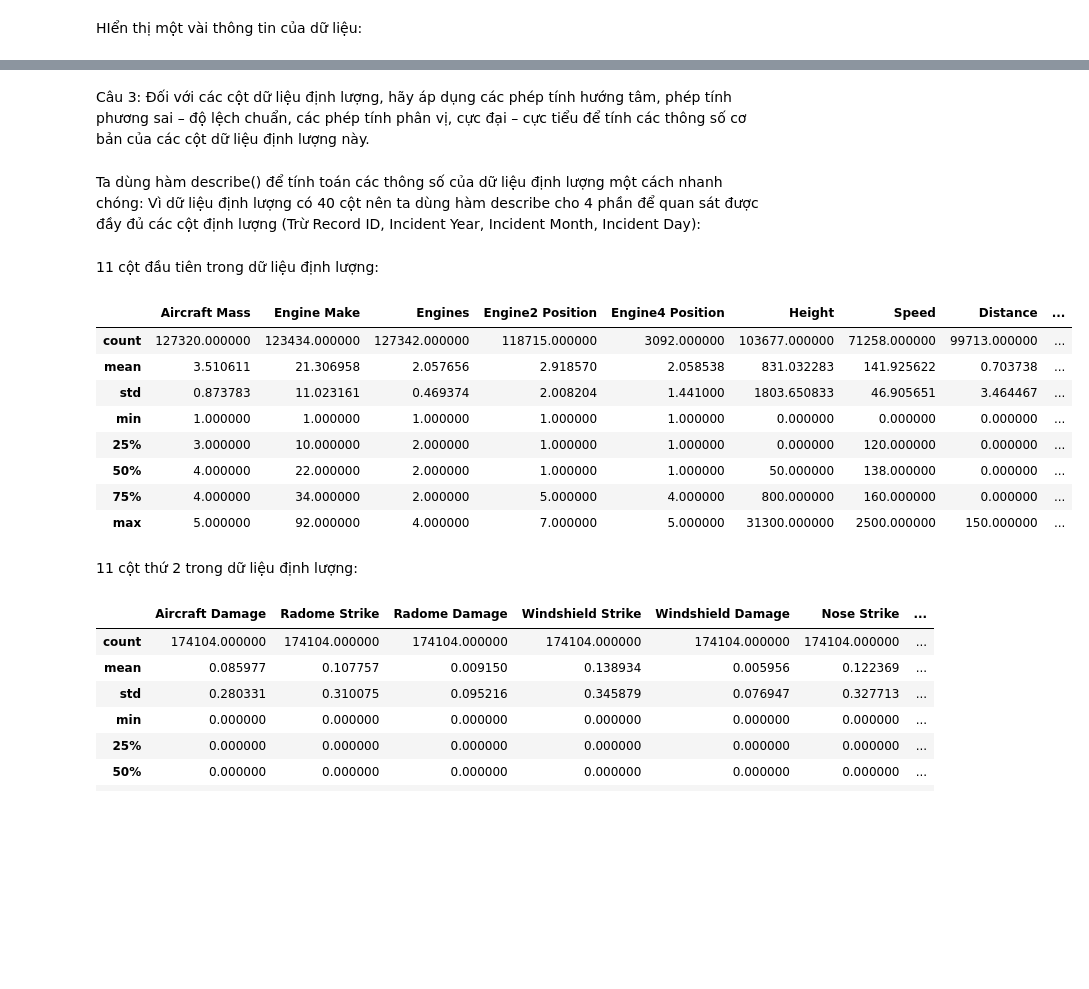
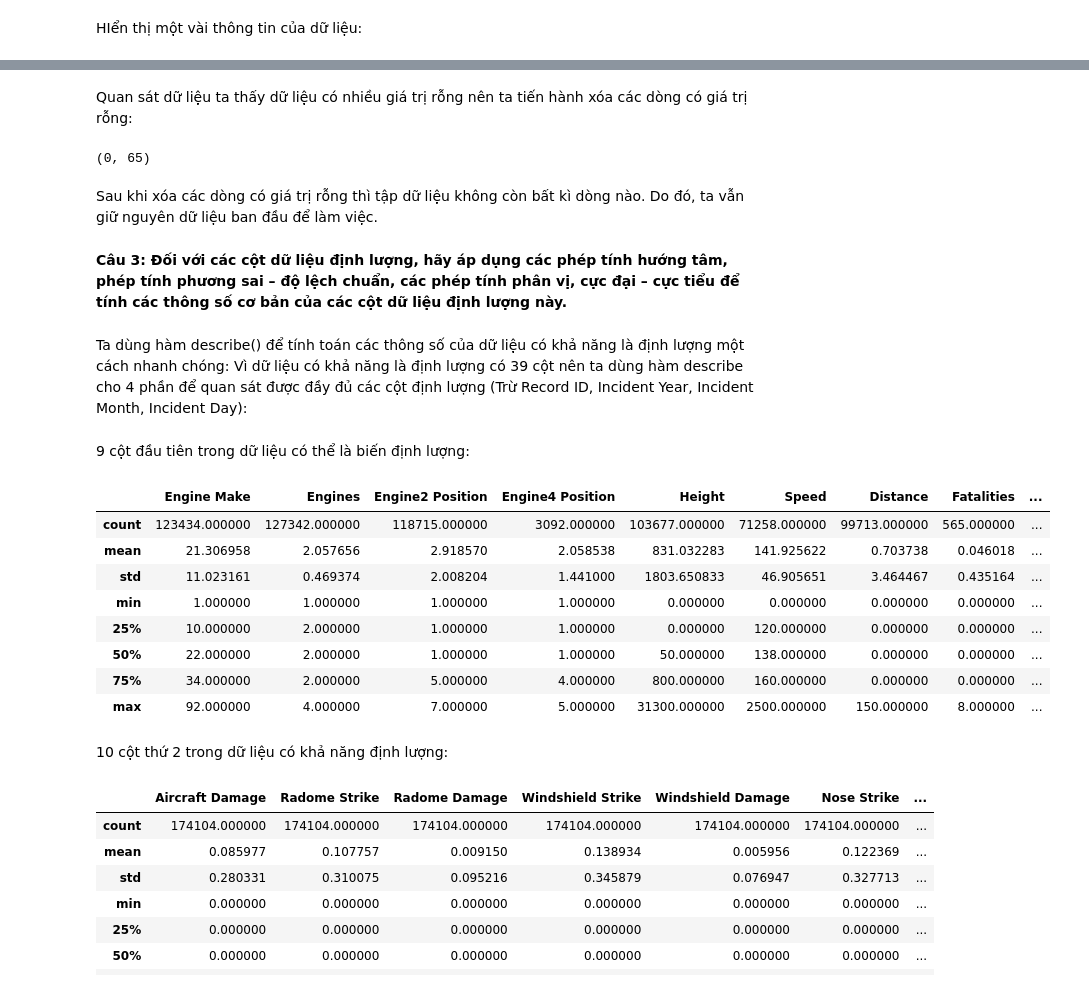
Before and after one commit to LBQTrung/Python-exercise, a Jupyter notebook: Pandas_Exercises_04.ipynb, the cells around one changed output, grey strips where cells are left out. Cells and saved outputs as stored; diff of their text form; code cells hidden in the pictures; blank space fills up the shorter version.

Commit message:
Được tạo bằng Colaboratory

```diff
--- a/Pandas_Exercises_04.ipynb
+++ b/Pandas_Exercises_04.ipynb
@@ -17,3 +15,5 @@ df = pd.read_csv("database.csv")
+# %%
+df = pd.read_csv("/content/drive/MyDrive/Phân tích dữ liệu/Python/Thống kê với Python/database.csv", index_col = 0)
 # %% [markdown]
 Hiển thị 5 dòng đầu của dữ liệu:
 # %%
@@ -31,8 +52,17 @@ HIển thị một vài thông tin của dữ liệu:
+# %% [markdown]
+Quan sát dữ liệu ta thấy dữ liệu có nhiều giá trị rỗng nên ta tiến hành xóa các dòng có giá trị rỗng:
+# %%
+df_2 = df.dropna()
+df_2.shape
+# %% [output]
+(0, 65)
+# %% [markdown]
+Sau khi xóa các dòng có giá trị rỗng thì tập dữ liệu không còn bất kì dòng nào. Do đó, ta vẫn giữ nguyên dữ liệu ban đầu để làm việc.
 # %% [markdown]
-Câu 3: Đối với các cột dữ liệu định lượng, hãy áp dụng các phép tính hướng tâm, phép tính phương
+**Câu 3: Đối với các cột dữ liệu định lượng, hãy áp dụng các phép tính hướng tâm, phép tính phương
 sai – độ lệch chuẩn, các phép tính phân vị, cực đại – cực tiểu để tính các thông số cơ bản của các
-cột dữ liệu định lượng này.
+cột dữ liệu định lượng này.**
 # %% [markdown]
-Ta dùng hàm describe() để tính toán các thông số của dữ liệu định lượng một cách nhanh chóng: Vì dữ liệu định lượng có 40 cột nên ta dùng hàm describe cho  4 phần để quan sát được đầy đủ các cột định lượng (Trừ Record ID, Incident Year, Incident Month, Incident Day):
+Ta dùng hàm describe() để tính toán các thông số của dữ liệu có khả năng là định lượng một cách nhanh chóng: Vì dữ liệu có khả năng là định lượng có 39 cột nên ta dùng hàm describe cho  4 phần để quan sát được đầy đủ các cột định lượng (Trừ Record ID, Incident Year, Incident Month, Incident Day):
 # %%
 numeric_data = list(df.describe().columns)[4:]
@@ -40,22 +69,22 @@ numeric_data = list(df.describe().columns)[4:]
 # %% [markdown]
-11 cột đầu tiên trong dữ liệu định lượng:
+9 cột đầu tiên trong dữ liệu có thể là biến định lượng:
 # %%
 result = pd.DataFrame()
-for i in range(0,10):
+for i in range(0,9):
   result[numeric_data[i]] = df[numeric_data[i]].describe()
 result
 # %% [output]
-|  | Aircraft Mass | Engine Make | Engines | Engine2 Position | Engine4 Position | Height | Speed | Distance | ... |
-| count | 127320.000000 | 123434.000000 | 127342.000000 | 118715.000000 | 3092.000000 | 103677.000000 | 71258.000000 | 99713.000000 | ... |
-| mean | 3.510611 | 21.306958 | 2.057656 | 2.918570 | 2.058538 | 831.032283 | 141.925622 | 0.703738 | ... |
-| std | 0.873783 | 11.023161 | 0.469374 | 2.008204 | 1.441000 | 1803.650833 | 46.905651 | 3.464467 | ... |
-| min | 1.000000 | 1.000000 | 1.000000 | 1.000000 | 1.000000 | 0.000000 | 0.000000 | 0.000000 | ... |
-| 25% | 3.000000 | 10.000000 | 2.000000 | 1.000000 | 1.000000 | 0.000000 | 120.000000 | 0.000000 | ... |
-| 50% | 4.000000 | 22.000000 | 2.000000 | 1.000000 | 1.000000 | 50.000000 | 138.000000 | 0.000000 | ... |
-| 75% | 4.000000 | 34.000000 | 2.000000 | 5.000000 | 4.000000 | 800.000000 | 160.000000 | 0.000000 | ... |
-| max | 5.000000 | 92.000000 | 4.000000 | 7.000000 | 5.000000 | 31300.000000 | 2500.000000 | 150.000000 | ... |
+|  | Engine Make | Engines | Engine2 Position | Engine4 Position | Height | Speed | Distance | Fatalities | ... |
+| count | 123434.000000 | 127342.000000 | 118715.000000 | 3092.000000 | 103677.000000 | 71258.000000 | 99713.000000 | 565.000000 | ... |
+| mean | 21.306958 | 2.057656 | 2.918570 | 2.058538 | 831.032283 | 141.925622 | 0.703738 | 0.046018 | ... |
+| std | 11.023161 | 0.469374 | 2.008204 | 1.441000 | 1803.650833 | 46.905651 | 3.464467 | 0.435164 | ... |
+| min | 1.000000 | 1.000000 | 1.000000 | 1.000000 | 0.000000 | 0.000000 | 0.000000 | 0.000000 | ... |
+| 25% | 10.000000 | 2.000000 | 1.000000 | 1.000000 | 0.000000 | 120.000000 | 0.000000 | 0.000000 | ... |
+| 50% | 22.000000 | 2.000000 | 1.000000 | 1.000000 | 50.000000 | 138.000000 | 0.000000 | 0.000000 | ... |
+| 75% | 34.000000 | 2.000000 | 5.000000 | 4.000000 | 800.000000 | 160.000000 | 0.000000 | 0.000000 | ... |
+| max | 92.000000 | 4.000000 | 7.000000 | 5.000000 | 31300.000000 | 2500.000000 | 150.000000 | 8.000000 | ... |
 # %% [markdown]
-11 cột thứ 2 trong dữ liệu định lượng:
+10 cột thứ 2 trong dữ liệu có khả năng định lượng:
 # %%
 result = pd.DataFrame()
 for i in range(10,20):
```
Also changed, not shown: parts of 67 cells of this notebook.
